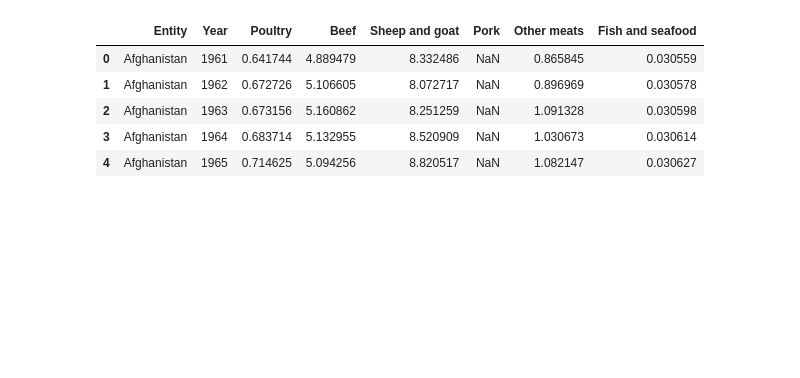
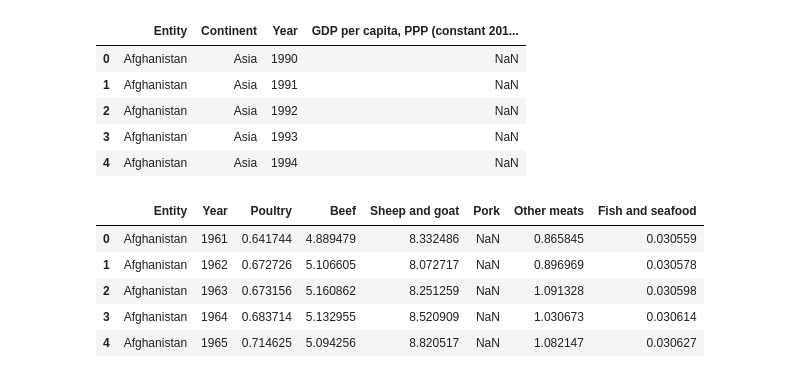
Before and after one commit to Sachin04t/Meat-the-Economy, a Jupyter notebook: cs506.ipynb, the cells around one changed output. Drawn from its saved outputs; the diff is of its cells as text; code cells hidden in the pictures; blank space fills up the shorter version.

```diff
--- a/cs506.ipynb
+++ b/cs506.ipynb
@@ -12,3 +11,13 @@ Saving Global Economy Indicators.csv.zip to Global Economy Indicators.csv (1).zi
+# %%
+gdp_df = pd.read_csv('GDP per capita PPP.csv')
+gdp_df.head()
+# %% [output]
+|  | Entity | Сontinent | Year | GDP per capita, PPP (constant 201... |
+| 0 | Afghanistan | Asia | 1990 | NaN |
+| 1 | Afghanistan | Asia | 1991 | NaN |
+| 2 | Afghanistan | Asia | 1992 | NaN |
+| 3 | Afghanistan | Asia | 1993 | NaN |
+| 4 | Afghanistan | Asia | 1994 | NaN |
 # %%
 meat_df = pd.read_csv('Consumption of meat per capita.csv')
 meat_df.head()
```
Also changed, not shown: parts of 4 cells of this notebook.
